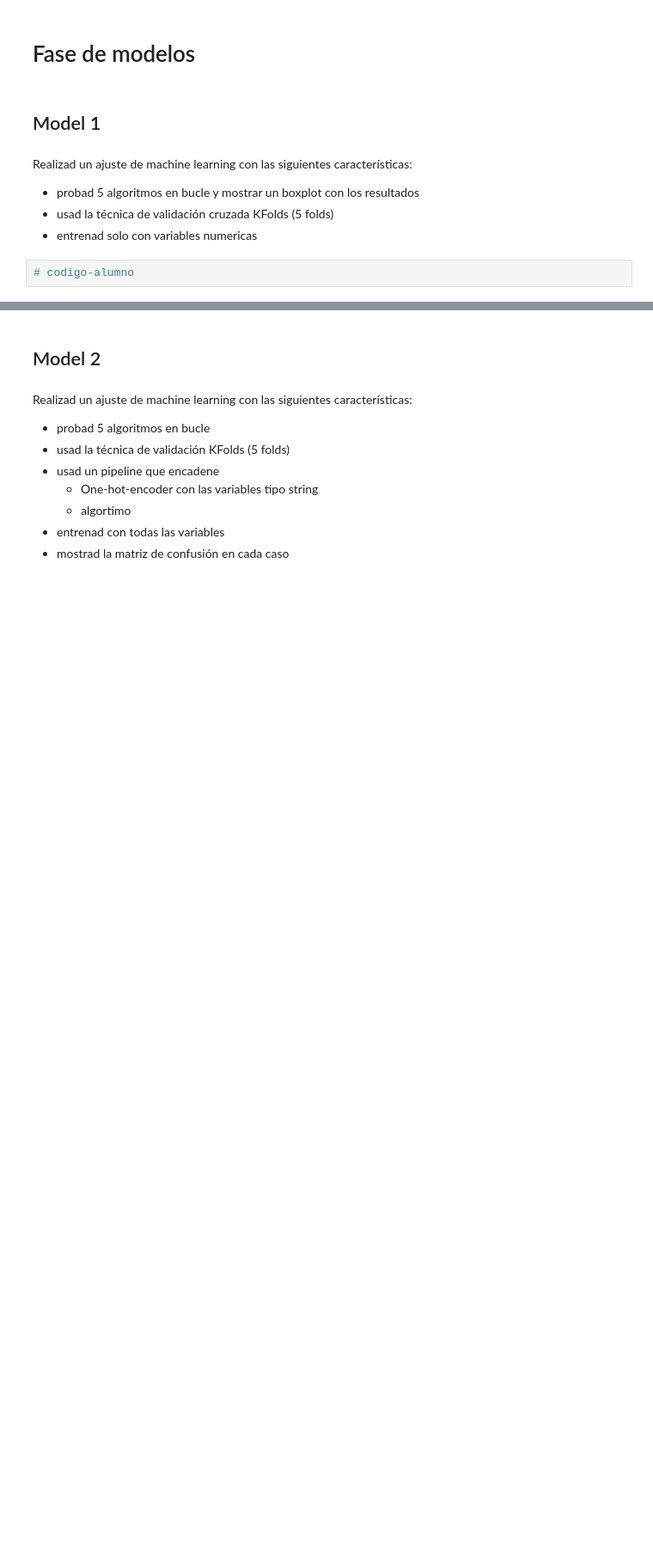
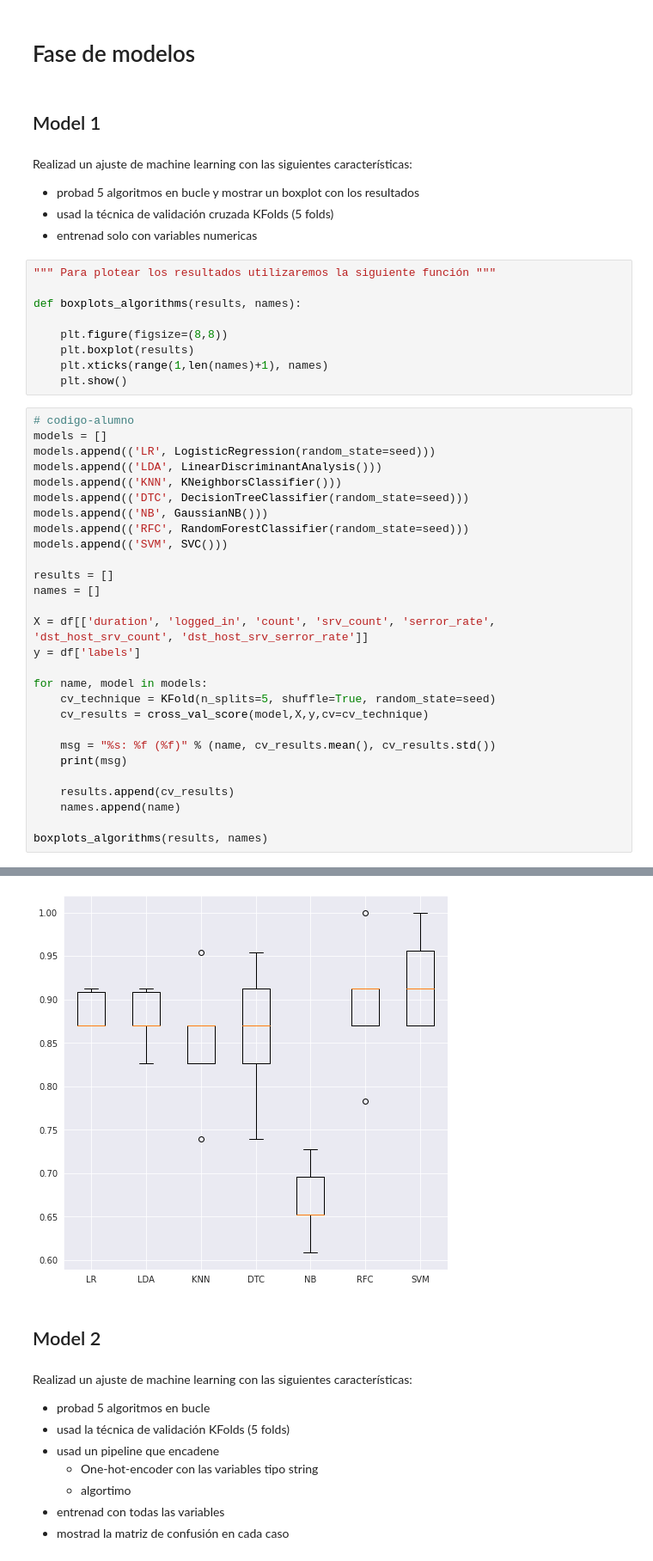
Before and after one commit to Oscarvas/mlpython, a Jupyter notebook: ejercicio2-oscar-vasquez.ipynb, the cells around one changed output, grey strips where cells are left out. Shown at 86% size. Saved outputs shown, nothing was run; the diff lists cells and outputs as text; blank space fills up the shorter version.

Commit message:
primeros 2 modelos

```diff
--- a/ejercicio2-oscar-vasquez.ipynb
+++ b/ejercicio2-oscar-vasquez.ipynb
@@ -386,5 +386,41 @@ Realizad un ajuste de machine learning con las siguientes características:
 * probad 5 algoritmos en bucle y mostrar un boxplot con los resultados
 * usad la técnica de validación cruzada KFolds (5 folds)
 * entrenad solo con variables numericas
-# %%
-# codigo-alumno
+# %%
+""" Para plotear los resultados utilizaremos la siguiente función """
+
+def boxplots_algorithms(results, names):
+
+    plt.figure(figsize=(8,8))
+    plt.boxplot(results)
+    plt.xticks(range(1,len(names)+1), names)
+    plt.show()
+# %%
+# codigo-alumno
+models = []
+models.append(('LR', LogisticRegression(random_state=seed)))
+models.append(('LDA', LinearDiscriminantAnalysis()))
+models.append(('KNN', KNeighborsClassifier()))
+models.append(('DTC', DecisionTreeClassifier(random_state=seed)))
+models.append(('NB', GaussianNB()))
+models.append(('RFC', RandomForestClassifier(random_state=seed)))
+models.append(('SVM', SVC()))
+
+results = []
+names = []
+
+X = df[['duration', 'logged_in', 'count', 'srv_count', 'serror_rate', 'dst_host_srv_count', 'dst_host_srv_serror_rate']]
+y = df['labels']
+
+for name, model in models:
+    cv_technique = KFold(n_splits=5, shuffle=True, random_state=seed)
+    cv_results = cross_val_score(model,X,y,cv=cv_technique)
+
+    msg = "%s: %f (%f)" % (name, cv_results.mean(), cv_results.std())
+    print(msg)
+
+    results.append(cv_results)
+    names.append(name)
+
+boxplots_algorithms(results, names)
+# %% [output]
@@ -391,3 +434,4 @@ Realizad un ajuste de machine learning con las siguientes características:
+[figure, added]
 # %% [markdown]
 ## Model 2
 # %% [markdown]
```
Also changed, not shown: parts of 3 cells of this notebook.
